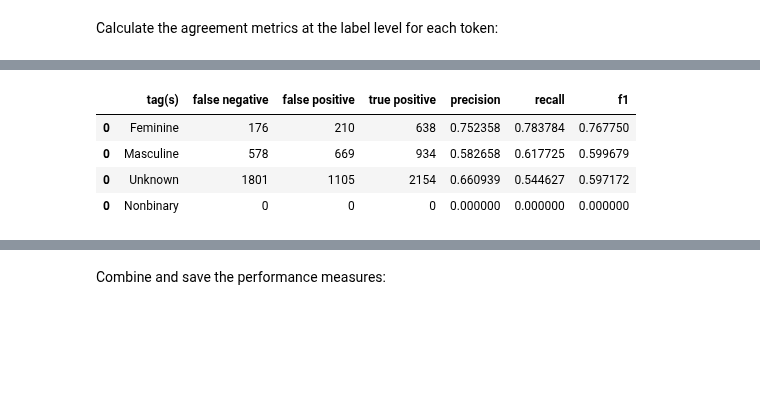
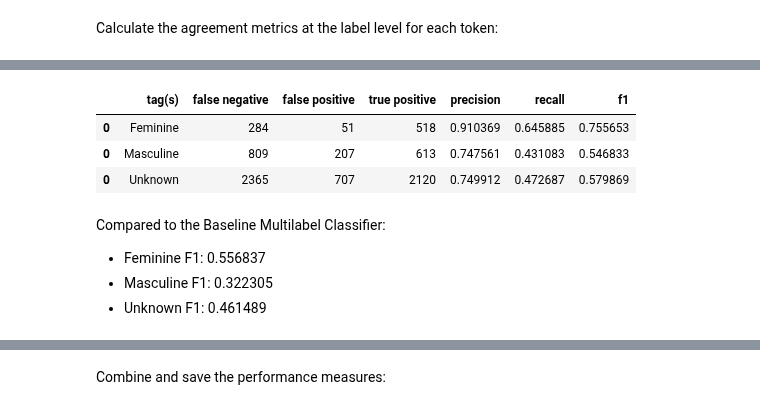
Before and after one commit to thegoose20/gender-bias, a Jupyter notebook: token_classification/BaselineSequenceClassifiers_LabelsCustomFastText.ipynb, the cells around one changed output, grey strips where cells are left out. Cells and saved outputs as stored; diff of their text form; code cells hidden in the pictures; blank space fills up the shorter version.

Commit message:
Reran seq clfs with multiple algorithms, multilabel clfs with classifier chain and multiple algorithms

```diff
--- a/token_classification/BaselineSequenceClassifiers_LabelsCustomFastText.ipynb
+++ b/token_classification/BaselineSequenceClassifiers_LabelsCustomFastText.ipynb
@@ -1689,18 +618,20 @@ output_path = "model_output/crf_l2sgd_baseline/"
+# %%
+output_path = "sequence_model_output/crf_{a}_baseline/".format(a=a)
 # %%
 category = "contextual"
-filename = "crf_l2sgd_{}_labels_baseline.csv".format(category)
+filename = "crf_{a}_{c}_labels_baseline_fastText{d}.csv".format(a=a, c=category, d=d)
 pred_cont = pd.read_csv(config.tokc_path+output_path+filename, index_col=0)
 pred_cont = utils.getColumnValuesAsLists(pred_cont, "tag_{}_expected".format(category))
 # pred_cont.head()
 # %%
 category = "personname"
-filename = "crf_l2sgd_{}_labels_baseline.csv".format(category)
+filename = "crf_{a}_{c}_labels_baseline_fastText{d}.csv".format(a=a, c=category, d=d)
 pred_pers = pd.read_csv(config.tokc_path+output_path+filename, index_col=0)
 pred_pers = utils.getColumnValuesAsLists(pred_pers, "tag_{}_expected".format(category))
 # pred_pers.head()
 # %%
 category = "linguistic"
-filename = "crf_l2sgd_{}_labels_baseline.csv".format(category)
+filename = "crf_{a}_{c}_labels_baseline_fastText{d}.csv".format(a=a, c=category, d=d)
 pred_ling = pd.read_csv(config.tokc_path+output_path+filename, index_col=0)
 pred_ling = utils.getColumnValuesAsLists(pred_ling, "tag_{}_expected".format(category))
 pred_ling = pred_ling.set_index("sentence_id")
@@ -2062,25 +1004,29 @@ pred_cont_stats
 # %%
 category = "personname"
-tags = ['Feminine', 'Masculine', 'Unknown', "Nonbinary"]
+tags = ['Feminine', 'Masculine', 'Unknown']
 pred_pers_labels = pred_pers_labels.drop(columns=["_merge"])
 pred_pers_labels = utils.isPredictedInExpected(pred_pers_labels, "label_{}_expected".format(category), "label_{}_predicted".format(category), '_merge', 'O')
 
 
 pred_pers_stats = utils.getScoresByCatTags(
     pred_pers_labels, "_merge", tags[0], "label_{}_expected".format(category), "label_{}_predicted".format(category), "token_id"
 )
 for i in range(1, len(tags)):
     tag_stats = utils.getScoresByCatTags(
         pred_pers_labels, "_merge", tags[i], "label_{}_expected".format(category), "label_{}_predicted".format(category), "token_id"
     )
     pred_pers_stats = pd.concat([pred_pers_stats, tag_stats])
 pred_pers_stats
 # %% [output]
 |  | tag(s) | false negative | false positive | true positive | precision | recall | f1 |
-| 0 | Feminine | 176 | 210 | 638 | 0.752358 | 0.783784 | 0.767750 |
-| 0 | Masculine | 578 | 669 | 934 | 0.582658 | 0.617725 | 0.599679 |
-| 0 | Unknown | 1801 | 1105 | 2154 | 0.660939 | 0.544627 | 0.597172 |
-| 0 | Nonbinary | 0 | 0 | 0 | 0.000000 | 0.000000 | 0.000000 |
+| 0 | Feminine | 284 | 51 | 518 | 0.910369 | 0.645885 | 0.755653 |
+| 0 | Masculine | 809 | 207 | 613 | 0.747561 | 0.431083 | 0.546833 |
+| 0 | Unknown | 2365 | 707 | 2120 | 0.749912 | 0.472687 | 0.579869 |
+# %% [markdown]
+Compared to the Baseline Multilabel Classifier:
+* Feminine F1: 0.556837
+* Masculine F1: 0.322305
+* Unknown F1: 0.461489
 # %%
 category = "linguistic"
 tags = ["Gendered-Pronoun", "Gendered-Role", "Generalization"]
```
Also changed, not shown: parts of 135 cells of this notebook, 4 other files.
